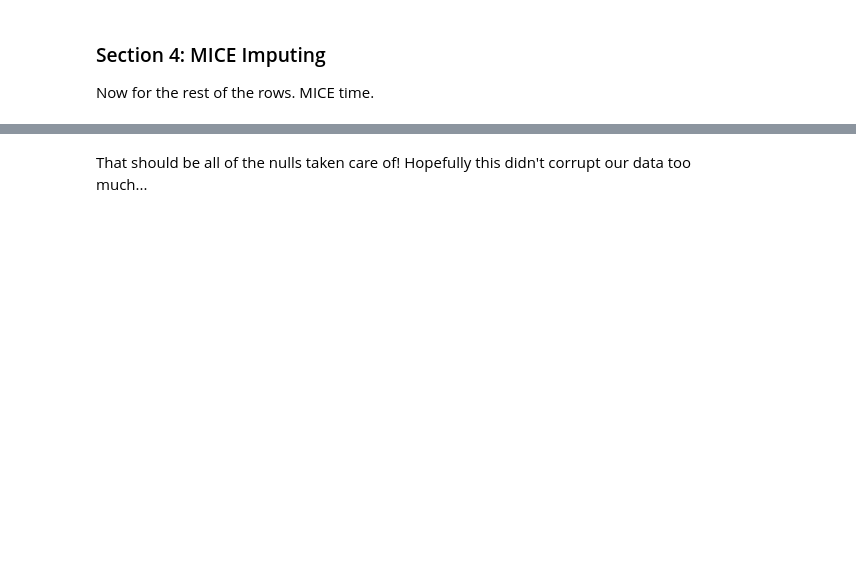
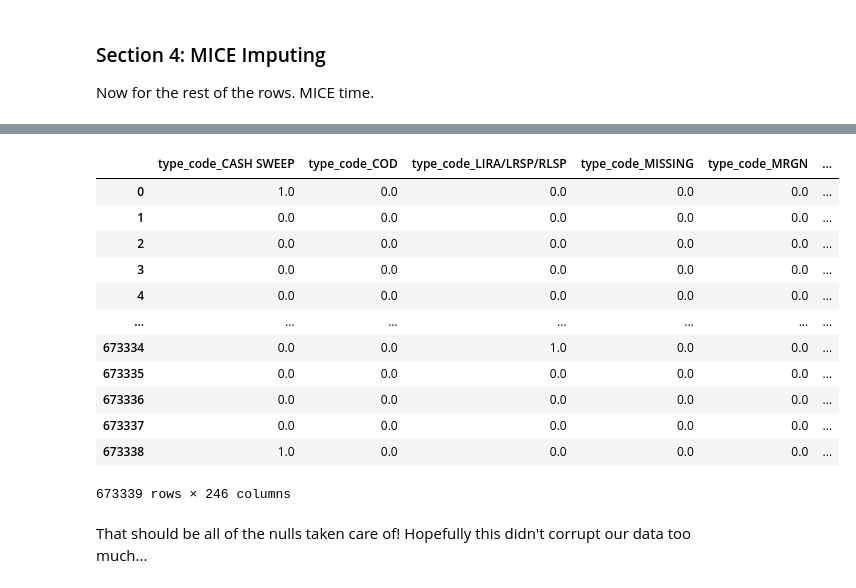
Before and after one commit to Andoiiii/CxC-III, a Jupyter notebook: main.ipynb, the cells around one changed output, grey strips where cells are left out. Drawn from its saved outputs; the diff is of its cells as text; code cells hidden in the pictures; blank space fills up the shorter version.

```diff
--- a/main.ipynb
+++ b/main.ipynb
@@ -246,3 +415,23 @@ toNumImpute
 # %%
 # Merge it in
 df_X = df_X.drop(total_num_cols, axis=1)
+df_X = pd.concat([df_X, toNumImpute], axis=1)
+
+test_X = test_X.drop(total_num_cols, axis=1)
+test_X = pd.concat([test_X, test_toNumImpute], axis=1)
+
+df_X
+# %% [output]
+|  | type_code_CASH SWEEP | type_code_COD | type_code_LIRA/LRSP/RLSP | type_code_MISSING | type_code_MRGN | ... |
+| 0 | 1.0 | 0.0 | 0.0 | 0.0 | 0.0 | ... |
+| 1 | 0.0 | 0.0 | 0.0 | 0.0 | 0.0 | ... |
+| 2 | 0.0 | 0.0 | 0.0 | 0.0 | 0.0 | ... |
+| 3 | 0.0 | 0.0 | 0.0 | 0.0 | 0.0 | ... |
+| 4 | 0.0 | 0.0 | 0.0 | 0.0 | 0.0 | ... |
+| ... | ... | ... | ... | ... | ... | ... |
+| 673334 | 0.0 | 0.0 | 1.0 | 0.0 | 0.0 | ... |
+| 673335 | 0.0 | 0.0 | 0.0 | 0.0 | 0.0 | ... |
+| 673336 | 0.0 | 0.0 | 0.0 | 0.0 | 0.0 | ... |
+| 673337 | 0.0 | 0.0 | 0.0 | 0.0 | 0.0 | ... |
+| 673338 | 1.0 | 0.0 | 0.0 | 0.0 | 0.0 | ... |
+673339 rows × 246 columns
```
Also changed, not shown: parts of 48 cells of this notebook, 1 other file.
